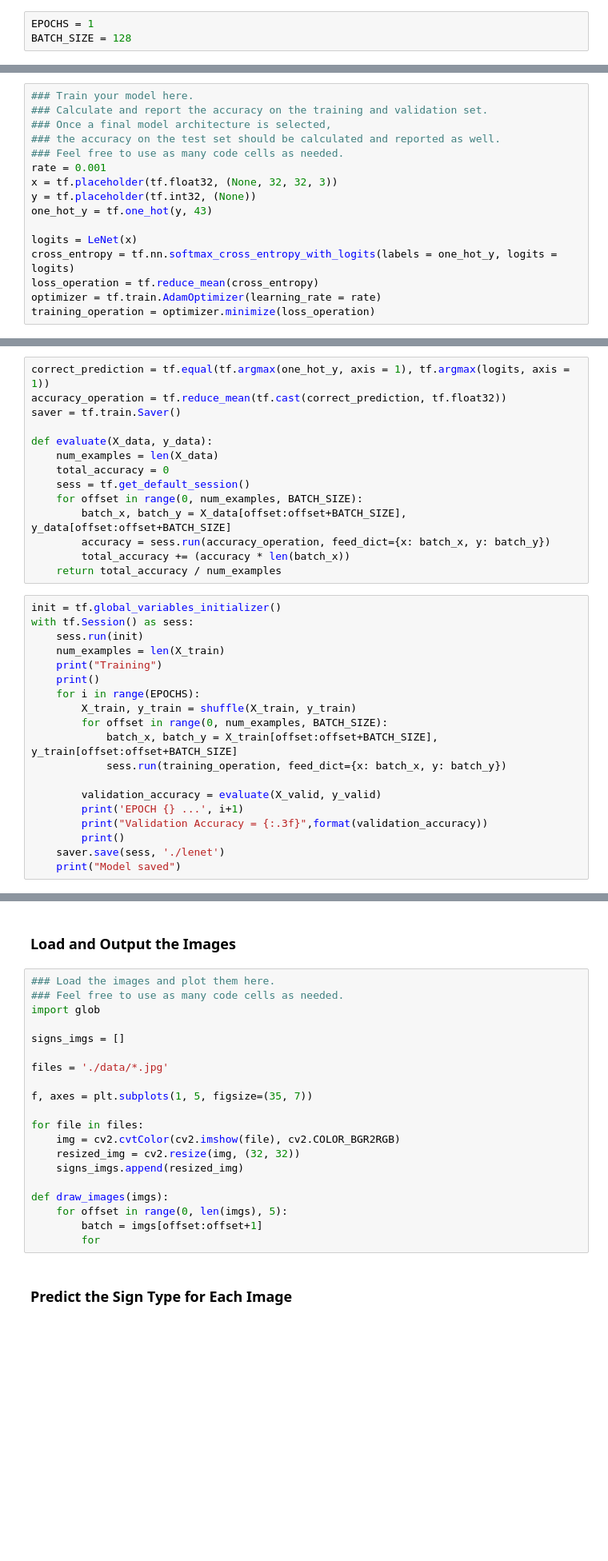
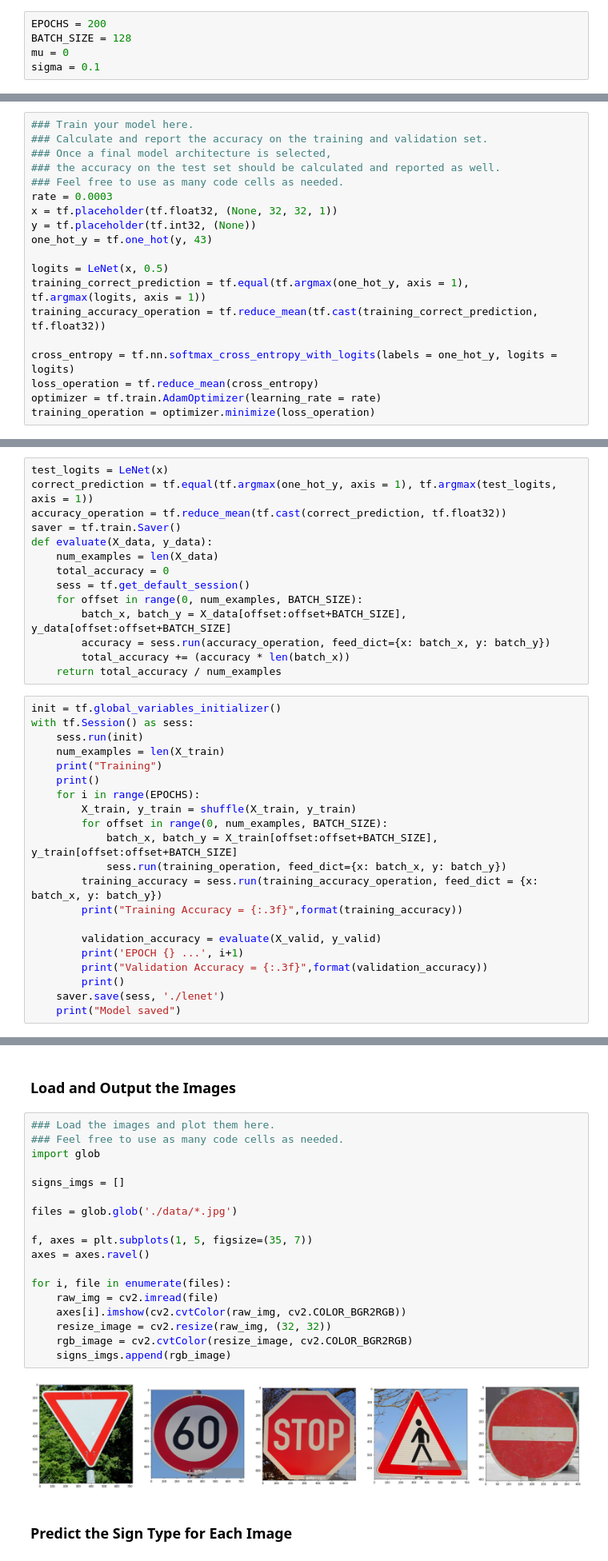
Before and after one commit to SolarSystemCoder/CarND-Traffic-Sign-Classifier-Project, a Jupyter notebook: Traffic_Sign_Classifier.ipynb, the cells around one changed output, grey strips where cells are left out. Shown at 80% size. Drawn from its saved outputs; the diff is of its cells as text; blank space fills up the shorter version.

```diff
--- a/Traffic_Sign_Classifier.ipynb
+++ b/Traffic_Sign_Classifier.ipynb
@@ -172,5 +218,7 @@ X_test = np.float32((X_test - 128)/128)
 # %%
-EPOCHS = 1
+EPOCHS = 200
 BATCH_SIZE = 128
+mu = 0
+sigma = 0.1
 # %%
 from sklearn.utils import shuffle
@@ -239,12 +285,15 @@ sets imply underfitting. A high accuracy on the training set but low accuracy on
 ### Once a final model architecture is selected,
 ### the accuracy on the test set should be calculated and reported as well.
 ### Feel free to use as many code cells as needed.
-rate = 0.001
-x = tf.placeholder(tf.float32, (None, 32, 32, 3))
+rate = 0.0003
+x = tf.placeholder(tf.float32, (None, 32, 32, 1))
 y = tf.placeholder(tf.int32, (None))
 one_hot_y = tf.one_hot(y, 43)
 
-logits = LeNet(x)
+logits = LeNet(x, 0.5)
+training_correct_prediction = tf.equal(tf.argmax(one_hot_y, axis = 1), tf.argmax(logits, axis = 1))
+training_accuracy_operation = tf.reduce_mean(tf.cast(training_correct_prediction, tf.float32))
+
 cross_entropy = tf.nn.softmax_cross_entropy_with_logits(labels = one_hot_y, logits = logits)
 loss_operation = tf.reduce_mean(cross_entropy)
 optimizer = tf.train.AdamOptimizer(learning_rate = rate)
@@ -252,8 +309,8 @@ training_operation = optimizer.minimize(loss_operation)
 # %%
-correct_prediction = tf.equal(tf.argmax(one_hot_y, axis = 1), tf.argmax(logits, axis = 1))
+test_logits = LeNet(x)
+correct_prediction = tf.equal(tf.argmax(one_hot_y, axis = 1), tf.argmax(test_logits, axis = 1))
 accuracy_operation = tf.reduce_mean(tf.cast(correct_prediction, tf.float32))
 saver = tf.train.Saver()
-
 def evaluate(X_data, y_data):
     num_examples = len(X_data)
     total_accuracy = 0
@@ -275,6 +332,8 @@ with tf.Session() as sess:
         for offset in range(0, num_examples, BATCH_SIZE):
             batch_x, batch_y = X_train[offset:offset+BATCH_SIZE], y_train[offset:offset+BATCH_SIZE]
             sess.run(training_operation, feed_dict={x: batch_x, y: batch_y})
+        training_accuracy = sess.run(training_accuracy_operation, feed_dict = {x: batch_x, y: batch_y})
+        print("Training Accuracy = {:.3f}",format(training_accuracy))
 
         validation_accuracy = evaluate(X_valid, y_valid)
         print('EPOCH {} ...', i+1)
@@ -302,23 +382,23 @@ You may find `signnames.csv` useful as it contains mappings from the class id (i
 # %%
 ### Load the images and plot them here.
 ### Feel free to use as many code cells as needed.
 import glob
 
 signs_imgs = []
 
-files = './data/*.jpg'
+files = glob.glob('./data/*.jpg')
 
 f, axes = plt.subplots(1, 5, figsize=(35, 7))
+axes = axes.ravel()
 
-for file in files:
-    img = cv2.cvtColor(cv2.imshow(file), cv2.COLOR_BGR2RGB)
-    resized_img = cv2.resize(img, (32, 32))
-    signs_imgs.append(resized_img)
-
-def draw_images(imgs):
-    for offset in range(0, len(imgs), 5):
-        batch = imgs[offset:offset+1]
-        for
+for i, file in enumerate(files):
+    raw_img = cv2.imread(file)
+    axes[i].imshow(cv2.cvtColor(raw_img, cv2.COLOR_BGR2RGB))
+    resize_image = cv2.resize(raw_img, (32, 32))
+    rgb_image = cv2.cvtColor(resize_image, cv2.COLOR_BGR2RGB)
+    signs_imgs.append(rgb_image)
+# %% [output]
+[figure, added]
 # %% [markdown]
 ### Predict the Sign Type for Each Image
 # %%
```
Also changed, not shown: parts of 19 cells of this notebook, 11 other files.
